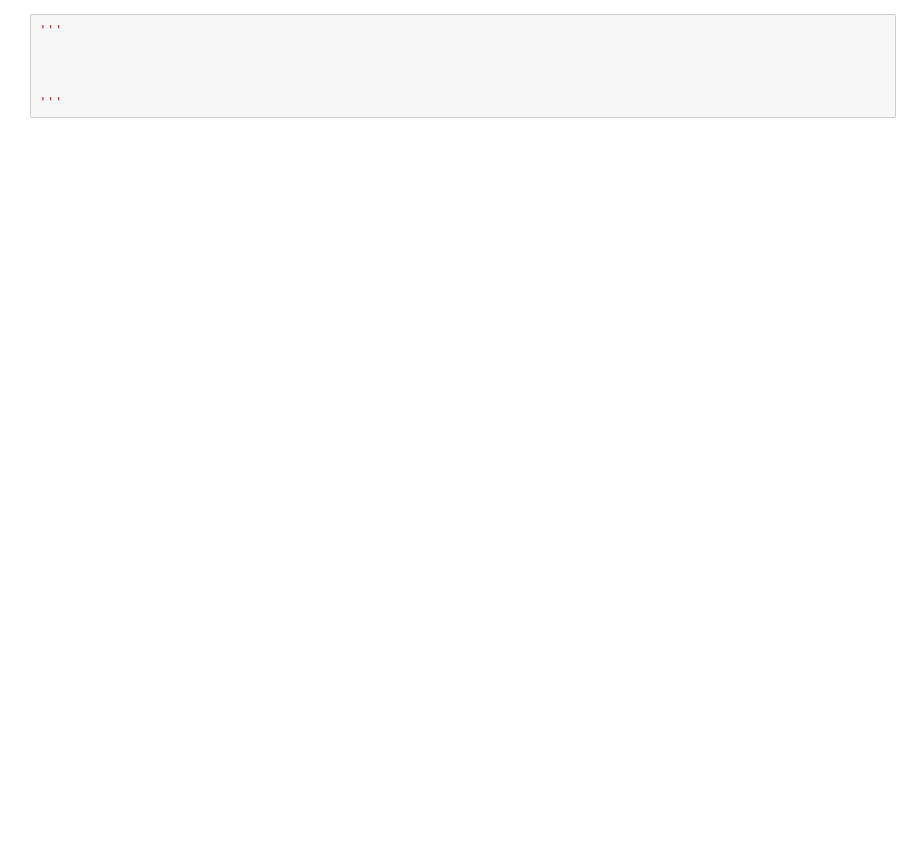
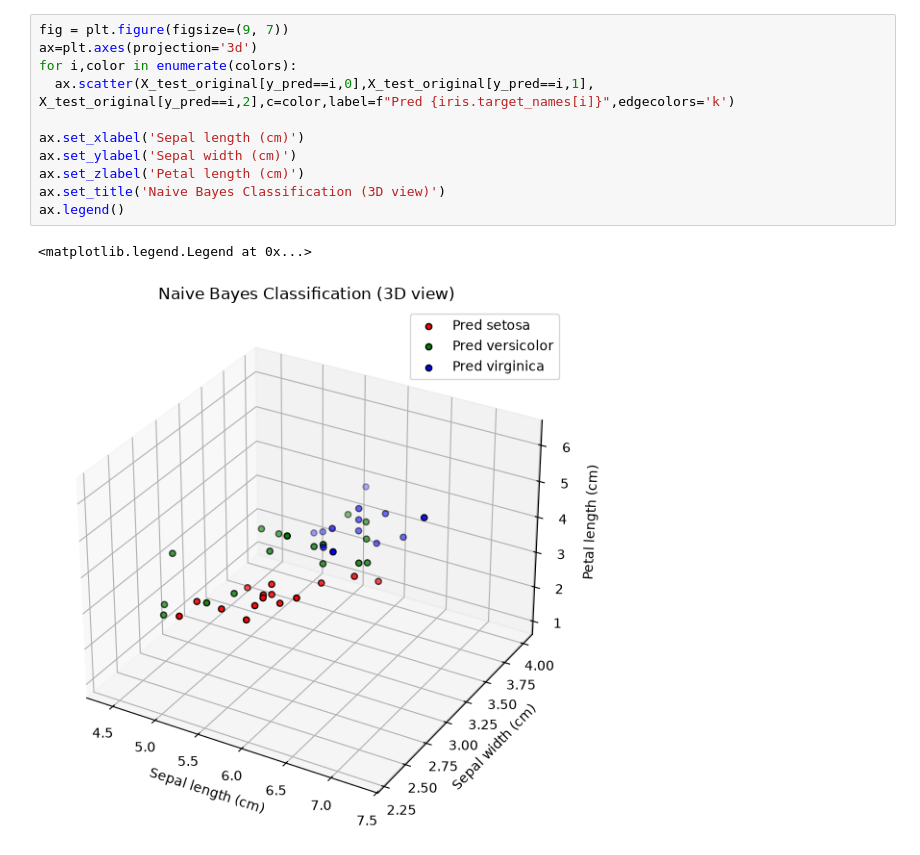
Before and after one commit to vviiss597/Softcomputing_a_datamining-2026, a Jupyter notebook: HW3_NB/NB.ipynb, the cells around one changed output. Saved outputs shown, nothing was run; the diff lists cells and outputs as text; blank space fills up the shorter version.

```diff
--- a/HW3_NB/NB.ipynb
+++ b/HW3_NB/NB.ipynb
@@ -70,6 +153,14 @@ plt.show()
-# %%
-'''
-
-
-
-'''
+# %%
+fig = plt.figure(figsize=(9, 7))
+ax=plt.axes(projection='3d')
+for i,color in enumerate(colors):
+  ax.scatter(X_test_original[y_pred==i,0],X_test_original[y_pred==i,1], X_test_original[y_pred==i,2],c=color,label=f"Pred {iris.target_names[i]}",edgecolors='k')
+
+ax.set_xlabel('Sepal length (cm)')
+ax.set_ylabel('Sepal width (cm)')
+ax.set_zlabel('Petal length (cm)')
+ax.set_title('Naive Bayes Classification (3D view)')
+ax.legend()
+# %% [output]
+<matplotlib.legend.Legend at 0x...>
+[figure, added]
```
Also changed, not shown: parts of 14 cells of this notebook.
